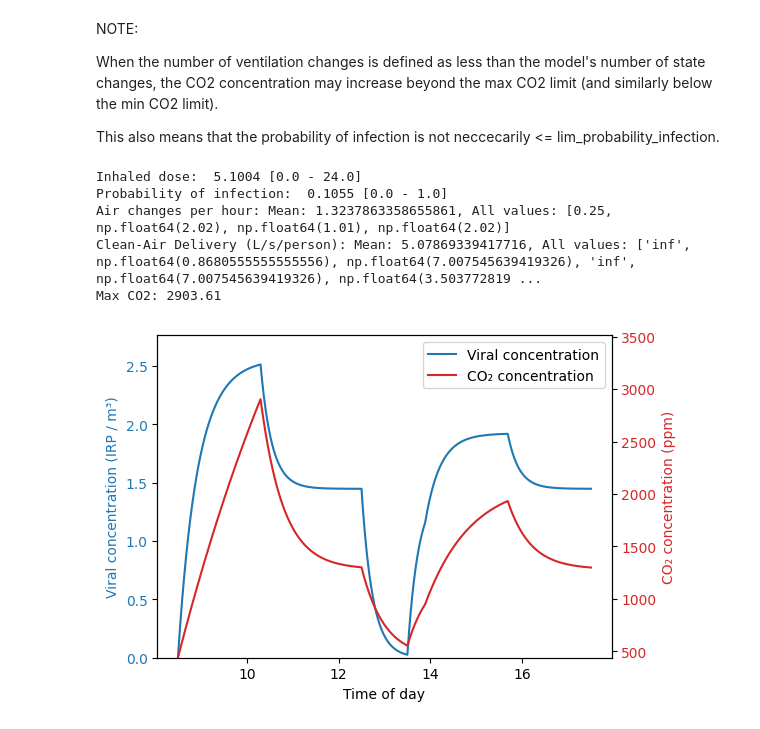
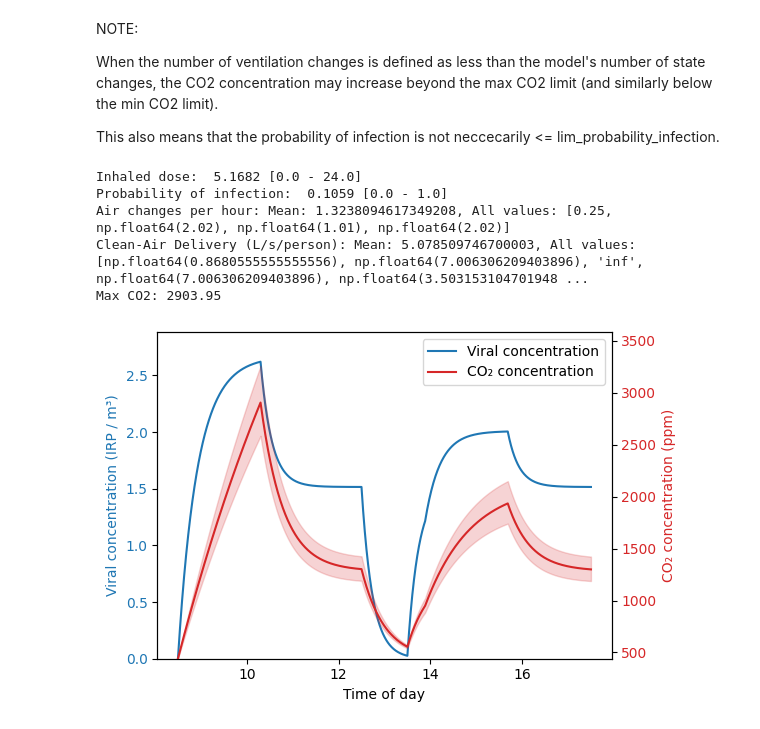
Before and after one commit to CERN/CAiMIRA, a Jupyter notebook: caimira/src/caimira/ventilation/ventilation_experiments.ipynb, the cells around one changed output. Saved outputs shown, nothing was run; the diff lists cells and outputs as text; code cells hidden in the pictures.

```diff
--- a/caimira/src/caimira/ventilation/ventilation_experiments.ipynb
+++ b/caimira/src/caimira/ventilation/ventilation_experiments.ipynb
@@ -32,9 +32,9 @@ Max CO2: 1418.82
 # %%
 air_exch_l, vent_transition_t = find_next_air_exch_by_co2(
+    scenario,
     air_exch_list=[0.25],                                     # No ventilation
-    vent_transition_times=[0,0.001],                          # Short interval to initialize the ventilation
+    vent_transition_times=None,                               #
     max_CO2=1350,                                             # Define a reasonable limit from the above plot (TODO: scale limit by number of occupants to make sense of scenarios where people come and go)
-    scenario=scenario,
     min_CO2_fraction=0.9,                                     # Determines the lower limit for the CO2 concentration. Ventilation is decreased when reaching this point
     target_CO2_fraction=0.95,
     max_ventilation_changes=5
@@ -63,11 +63,11 @@ When the number of ventilation changes is defined as less than the model's numbe
 
 This also means that the probability of infection is not neccecarily <= lim_probability_infection.
 # %%
-plot_model_concentration_results(air_exch_l, vent_transition_t, scenario=scenario, deterministic_CO2=True)
+plot_model_concentration_results(scenario, air_exch_l, vent_transition_t, deterministic_CO2=False)
 # %% [output]
-Inhaled dose:  5.1004 [0.0 - 24.0]
-Probability of infection:  0.1055 [0.0 - 1.0]
-Air changes per hour: Mean: 1.3237863358655861, All values: [0.25, np.float64(2.02), np.float64(1.01), np.float64(2.02)]
-Clean-Air Delivery (L/s/person): Mean: 5.07869339417716, All values: ['inf', np.float64(0.8680555555555556), np.float64(7.007545639419326), 'inf', np.float64(7.007545639419326), np.float64(3.503772819 ...
-Max CO2: 2903.61
+Inhaled dose:  5.1682 [0.0 - 24.0]
+Probability of infection:  0.1059 [0.0 - 1.0]
+Air changes per hour: Mean: 1.3238094617349208, All values: [0.25, np.float64(2.02), np.float64(1.01), np.float64(2.02)]
+Clean-Air Delivery (L/s/person): Mean: 5.078509746700003, All values: [np.float64(0.8680555555555556), np.float64(7.006306209403896), 'inf', np.float64(7.006306209403896), np.float64(3.503153104701948 ...
+Max CO2: 2903.95
-[figure, old version]
+[figure, new version]
```
Also changed, not shown: parts of 5 cells of this notebook, 1 other file.
